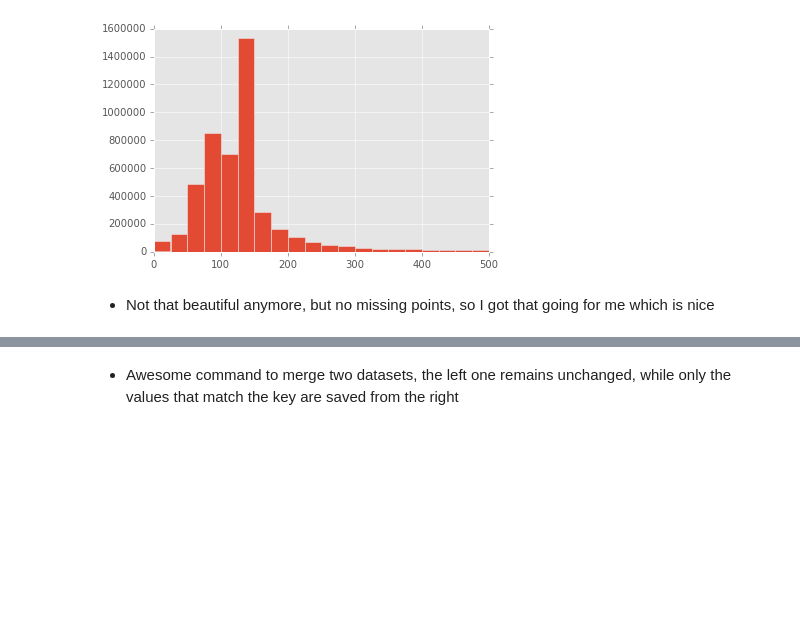
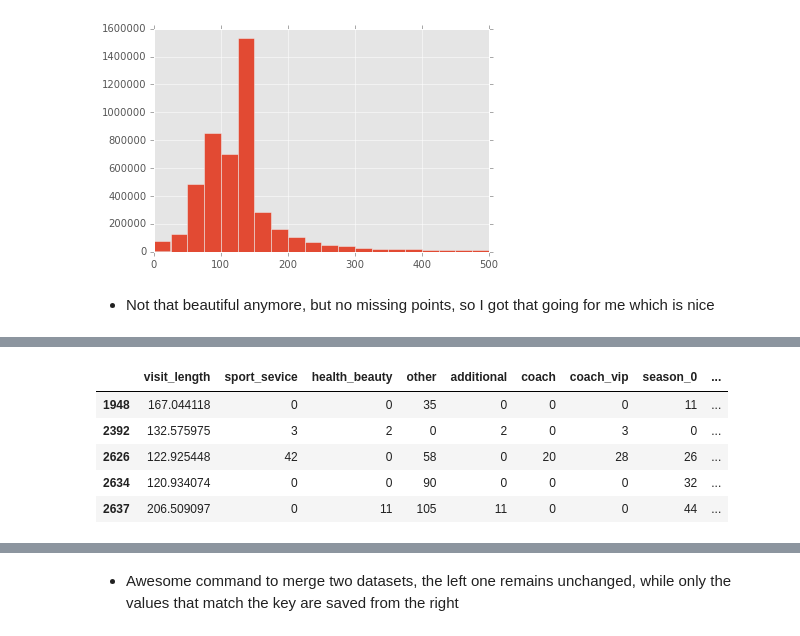
Before and after one commit to DmitrySerg/WorldClass, a Jupyter notebook: WorldClass_DataPrep.ipynb, the cells around one changed output, grey strips where cells are left out. Saved outputs shown, nothing was run; the diff lists cells and outputs as text; code cells hidden in the pictures; blank space fills up the shorter version.

```diff
--- a/WorldClass_DataPrep.ipynb
+++ b/WorldClass_DataPrep.ipynb
@@ -499,0 +750,37 @@ att_data_group = att_data.groupby('КодКлиента')
+# %%
+def get_season(value):
+    if 3<=value<6:
+        return 1
+    elif 6<=value<9:
+        return 2
+    elif 9<=value<12:
+        return 3
+    else:
+        return 0
+# %%
+att_grouped['season'] = att_grouped.Month.apply(lambda x: get_season(x))
+# %%
+attendance = pd.DataFrame()
+# %%
+import time
+for client in att_grouped.КодКлиента.unique():
+
+    attendance.loc[client, 'visit_length'] = att_grouped[att_grouped.КодКлиента==client].visit_length.mean()
+    attendance.loc[client, 'sport_sevice'] = sum(att_grouped[att_grouped.КодКлиента==client].sport_service)
+    attendance.loc[client, 'health_beauty'] = sum(att_grouped[att_grouped.КодКлиента==client].health_beauty)
+    attendance.loc[client, 'other'] = sum(att_grouped[att_grouped.КодКлиента==client].other)
+    attendance.loc[client, 'additional'] = sum(att_grouped[att_grouped.КодКлиента==client].additional)
+    attendance.loc[client, 'coach'] = sum(att_grouped[att_grouped.КодКлиента==client].coach)
+    attendance.loc[client, 'coach_vip'] = sum(att_grouped[att_grouped.КодКлиента==client].coach_vip)
+
+    for season in range(0, 4):
+        attendance.loc[client, 'season_'+str(season)] = sum(att_grouped[att_grouped.КодКлиента==client].season==season)
+# %%
+attendance.head()
+# %% [output]
+|  | visit_length | sport_sevice | health_beauty | other | additional | coach | coach_vip | season_0 | ... |
+| 1948 | 167.044118 | 0 | 0 | 35 | 0 | 0 | 0 | 11 | ... |
+| 2392 | 132.575975 | 3 | 2 | 0 | 2 | 0 | 3 | 0 | ... |
+| 2626 | 122.925448 | 42 | 0 | 58 | 0 | 20 | 28 | 26 | ... |
+| 2634 | 120.934074 | 0 | 0 | 90 | 0 | 0 | 0 | 32 | ... |
+| 2637 | 206.509097 | 0 | 11 | 105 | 11 | 0 | 0 | 44 | ... |
```
Also changed, not shown: parts of 49 cells of this notebook.
